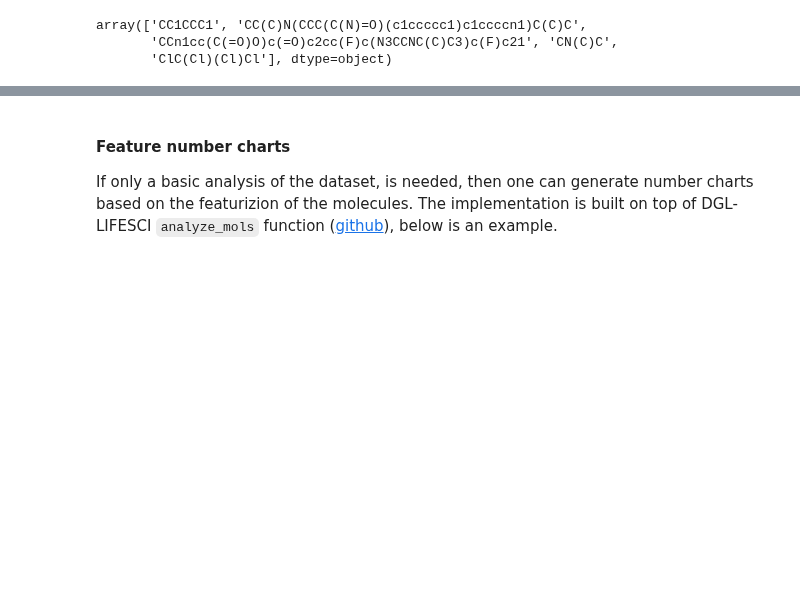
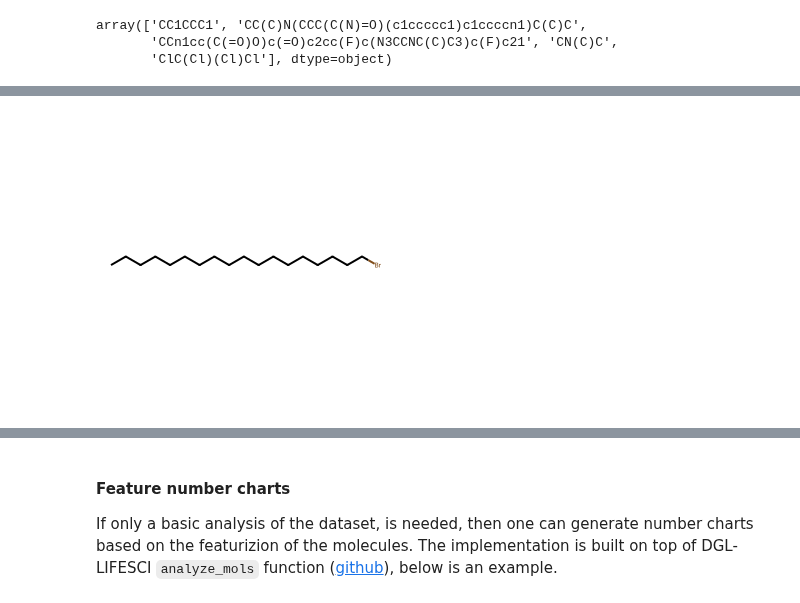
Before and after one commit to aerte/GraPE, a Jupyter notebook: docs/source/Demonstration.ipynb, the cells around one changed output, grey strips where cells are left out. Saved outputs shown, nothing was run; the diff lists cells and outputs as text; code cells hidden in the pictures; blank space fills up the shorter version.

```diff
--- a/docs/source/Demonstration.ipynb
+++ b/docs/source/Demonstration.ipynb
@@ -59,0 +66,4 @@ data.draw_smile(1000)
+# %%
+data.draw_smile(100)
+# %% [output]
+[figure, added]
```
Also changed, not shown: parts of 69 cells of this notebook, 18 other files.
